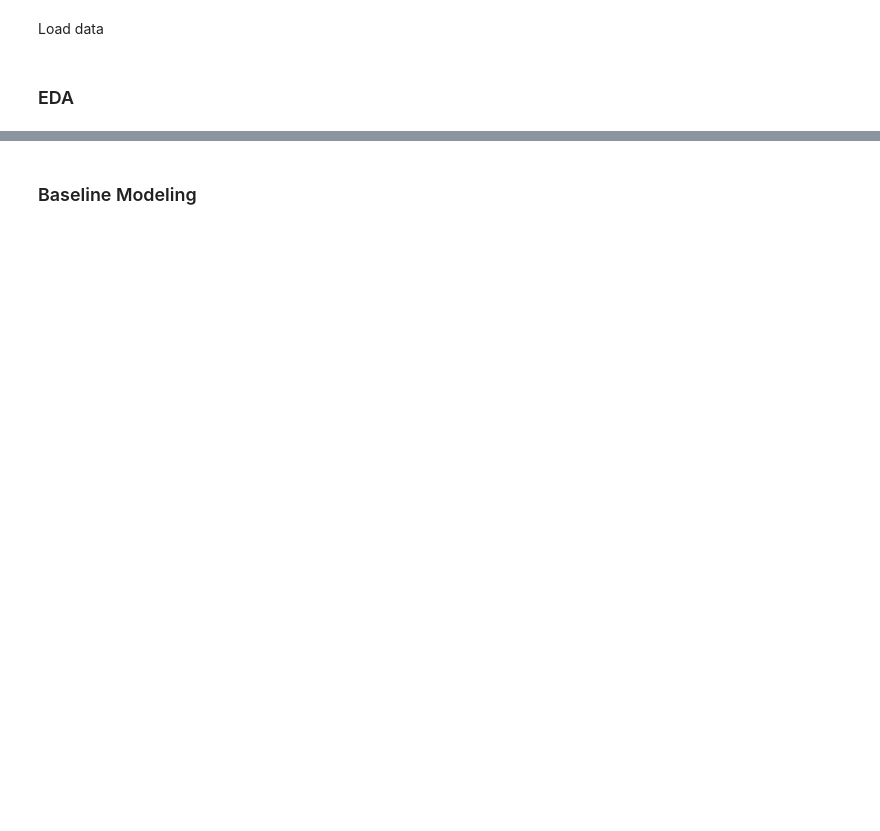
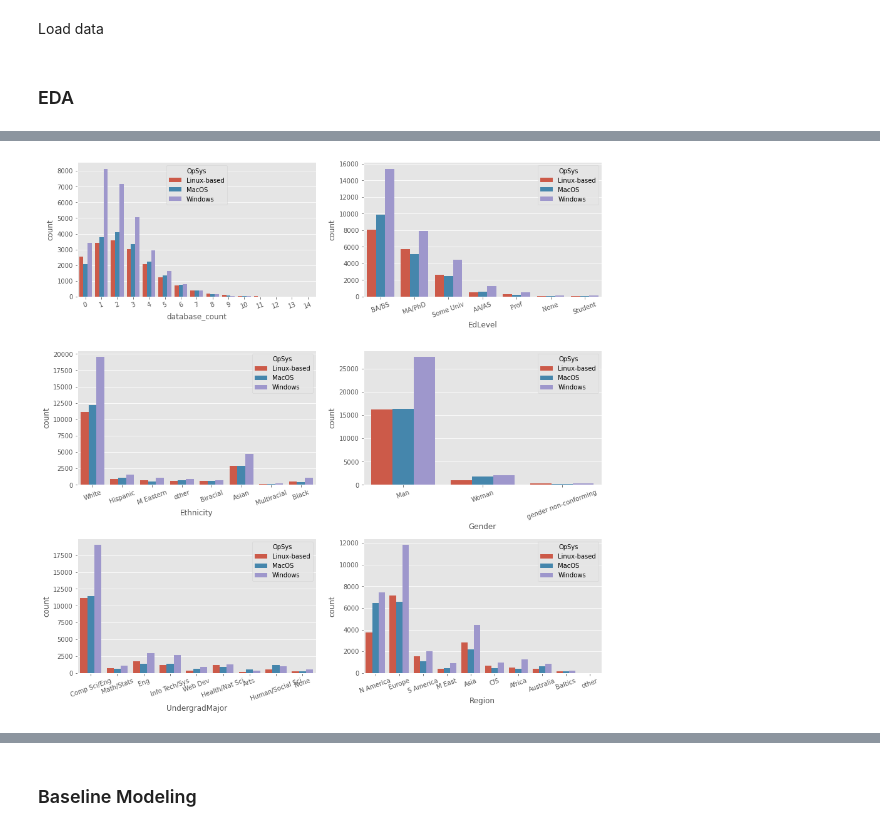
Before and after one commit to racheldilley1/coding-language-predictor, a Jupyter notebook: Notebooks/EDA and Modeling Notebook.ipynb, the cells around one changed output, grey strips where cells are left out. Saved outputs shown, nothing was run; the diff lists cells and outputs as text; code cells hidden in the pictures; blank space fills up the shorter version.

```diff
--- a/Notebooks/EDA and Modeling Notebook.ipynb
+++ b/Notebooks/EDA and Modeling Notebook.ipynb
@@ -32,11 +35,13 @@ df = pd.read_pickle('../Data/survey_data_cleaned2.pkl')
 # %%
-# categorical_columns = ['database_count', 'EdLevel', 'Ethnicity', 'Gender', 'UndergradMajor', 'Region']
-# fig, ax =plt.subplots(3,2, gridspec_kw={'hspace': 0.4, 'wspace': 0.2}, figsize=(15,15))
-# idx = 0
-# for x in range(0,3):
-#     for y in range(0,2):
-#         sns.countplot(x = categorical_columns[idx], hue='OpSys', data=df, ax=ax[x,y])
-#         ax[x,y].set_xticklabels(ax[x,y].get_xticklabels(),rotation=20)
-#         idx= idx+1
-# fig.show()
+categorical_columns = ['database_count', 'EdLevel', 'Ethnicity', 'Gender', 'UndergradMajor', 'Region']
+fig, ax =plt.subplots(3,2, gridspec_kw={'hspace': 0.4, 'wspace': 0.2}, figsize=(15,15))
+idx = 0
+for x in range(0,3):
+    for y in range(0,2):
+        sns.countplot(x = categorical_columns[idx], hue='OpSys', data=df, ax=ax[x,y])
+        ax[x,y].set_xticklabels(ax[x,y].get_xticklabels(),rotation=20)
+        idx= idx+1
+fig.show()
+# %% [output]
+[figure, added]
 # %%
```
Also changed, not shown: parts of 9 cells of this notebook, 1 other file.
